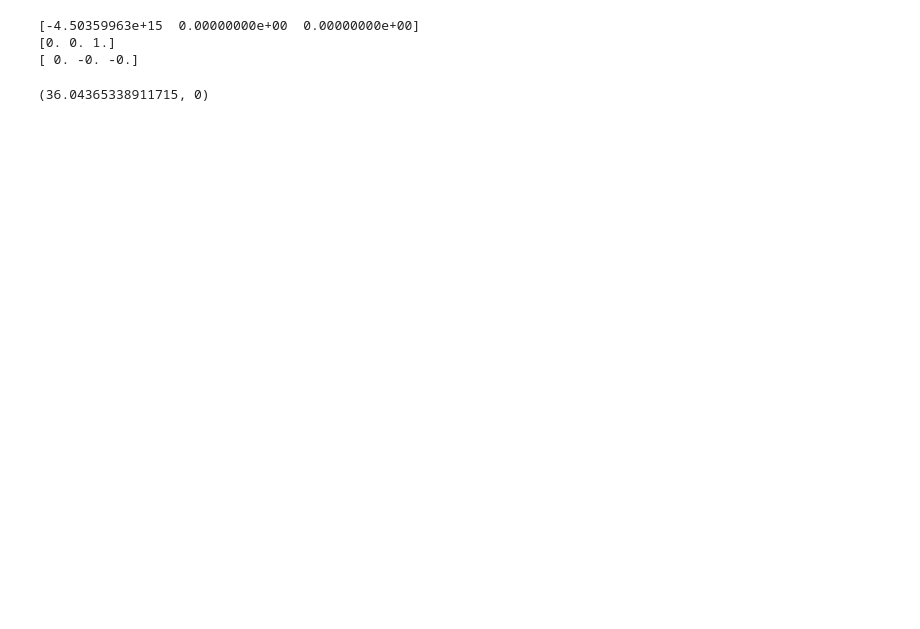
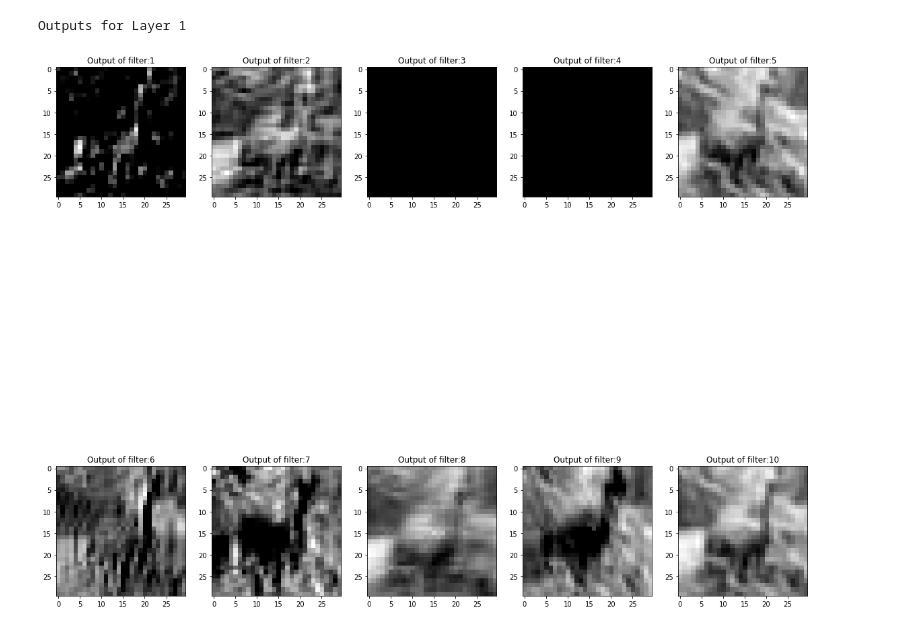
Before and after one commit to op-guy/CS-699-Assignment-1, a Jupyter notebook: task3.ipynb, the cells around one changed output. Drawn from its saved outputs; the diff is of its cells as text; code cells hidden in the pictures; blank space fills up the shorter version.

```diff
--- a/task3.ipynb
+++ b/task3.ipynb
@@ -185,0 +301,10 @@ softmax_layer = SoftmaxLayer(3, 14 * 14 * 64)
+# %%
+true_val, total_loss = 0, 0
+
+
+for i, (img, label) in enumerate(test_images):
+    out, loss, acc = apply(img, label)
+    true_val += acc
+    total_loss += loss
+    print('[Step %d]: Average Loss %.3f | Accuracy: %d%%' %
+            (i + 1, total_loss / (i + 1), true_val * 100 / (i + 1)))
@@ -186,2 +329,3 @@ softmax_layer = SoftmaxLayer(3, 14 * 14 * 64)
 # %%
 image = matplotlib.image.imread(os.path.join(train_path, 'bird', '0000.jpg'))
+out1 = relu(conv1_layer.forward(image))
@@ -223,10 +331,0 @@ random.shuffle(images)
-# %%
-true_val, total_loss = 0, 0
-
-
-for i, (img, label) in enumerate(images):
-    loss, acc = train(img, label, 0.01)
-    true_val += acc
-    total_loss += loss
-    print('[Step %d]: Average Loss %.3f | Accuracy: %d%%' %
-            (i + 1, total_loss / (i + 1), true_val * 100 / (i + 1)))
@@ -240,17 +332,13 @@ random.shuffle(test_images)
-# %%
-true_val, total_loss = 0, 0
-
-
-for i, (img, label) in enumerate(test_images):
-    loss, acc = train(img, label, 0.01)
-    true_val += acc
-    total_loss += loss
-    print('[Step %d]: Average Loss %.3f | Accuracy: %d%%' %
-            (i + 1, total_loss / (i + 1), true_val * 100 / (i + 1)))
-# %%
-train(image, 0)
-# %% [output]
-[-4.50359963e+15  0.00000000e+00  0.00000000e+00]
-[0. 0. 1.]
-[ 0. -0. -0.]
-(36.04365338911715, 0)
+# %%
+print("Outputs for Layer 1")
+fig, axs = plt.subplots(2, 5, figsize=(20, 20), facecolor='white')
+
+
+for i, ax in enumerate(axs.flat):
+    ax.imshow(out1[:, :, i], cmap=plt.get_cmap('gray'))
+    ax.set_title('Output of filter:{}'.format(i + 1))
+
+plt.show()
+# %% [output]
+Outputs for Layer 1
+[figure, added]
```
Also changed, not shown: parts of 18 cells of this notebook, 3 other files.
